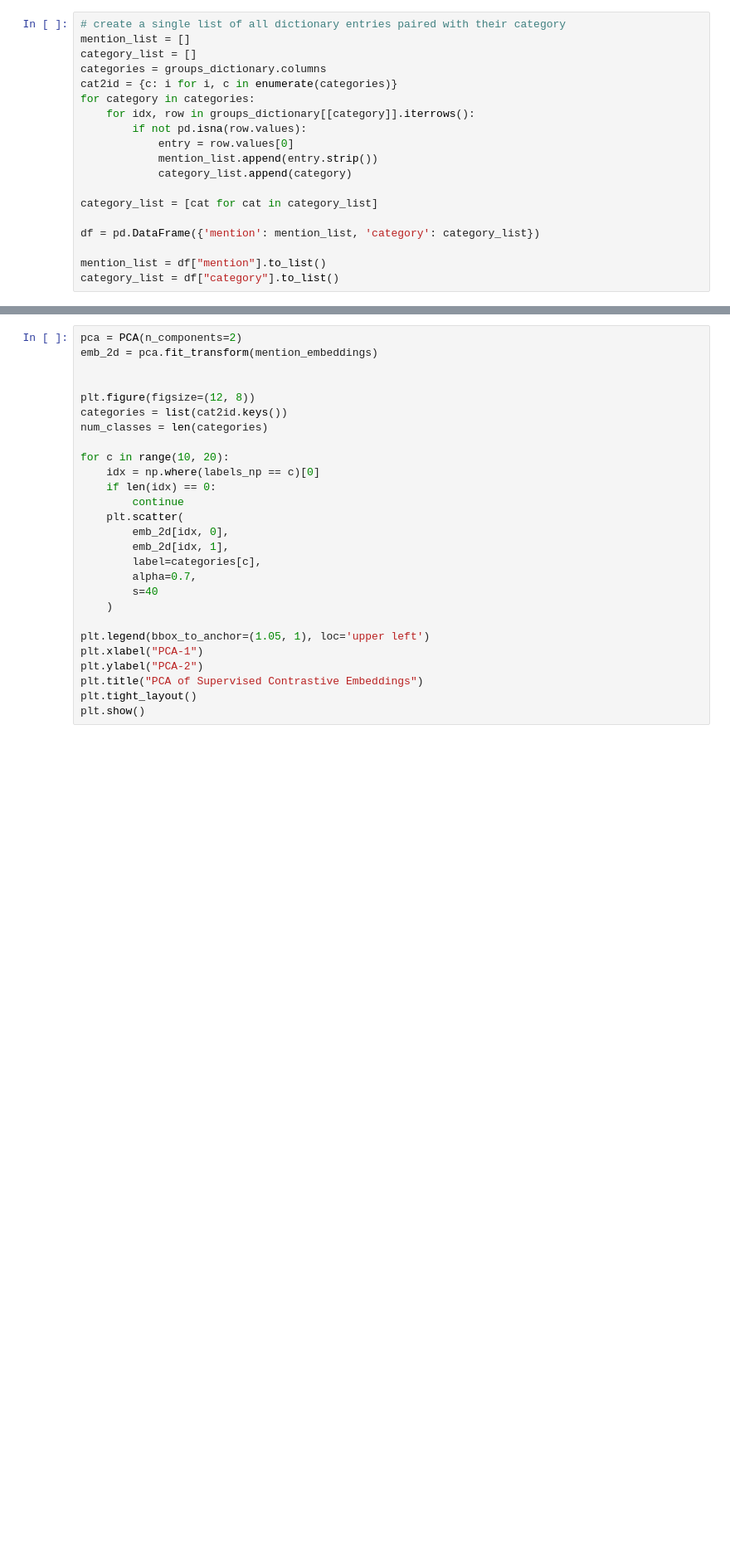
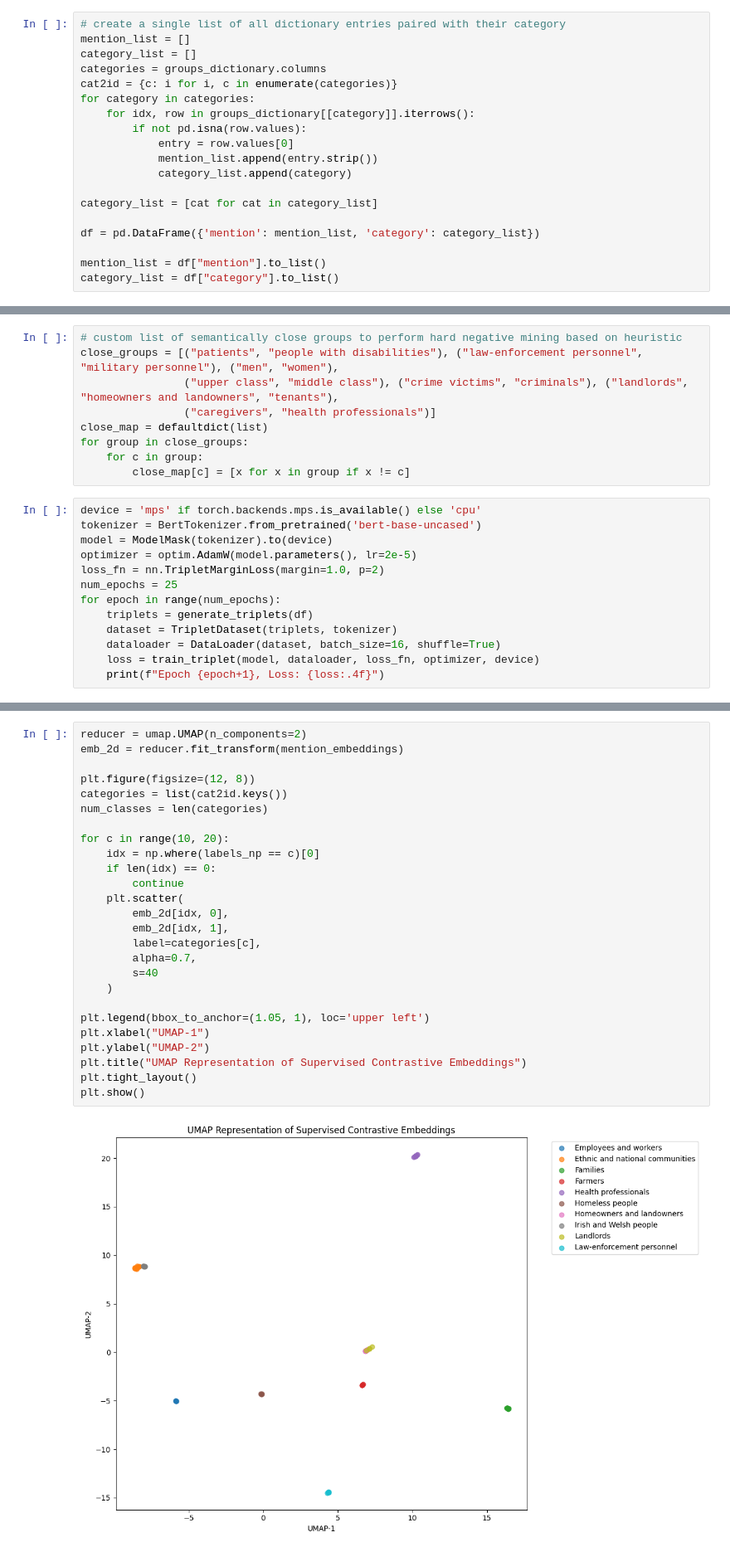
Before and after one commit to MaximilianWeiland/Master_Thesis, a Jupyter notebook: 05_clustering/triplet_loss.ipynb, the cells around one changed output, grey strips where cells are left out. Shown: that part at 83% size. Saved outputs shown, nothing was run; the diff lists cells and outputs as text; blank space fills up the shorter version.

```diff
--- a/05_clustering/triplet_loss.ipynb
+++ b/05_clustering/triplet_loss.ipynb
@@ -149,0 +51,22 @@ for epoch in range(num_epochs):
+# %%
+# custom list of semantically close groups to perform hard negative mining based on heuristic
+close_groups = [("patients", "people with disabilities"), ("law-enforcement personnel", "military personnel"), ("men", "women"),
+                ("upper class", "middle class"), ("crime victims", "criminals"), ("landlords", "homeowners and landowners", "tenants"),
+                ("caregivers", "health professionals")]
+close_map = defaultdict(list)
+for group in close_groups:
+    for c in group:
+        close_map[c] = [x for x in group if x != c]
+# %%
+device = 'mps' if torch.backends.mps.is_available() else 'cpu'
+tokenizer = BertTokenizer.from_pretrained('bert-base-uncased')
+model = ModelMask(tokenizer).to(device)
+optimizer = optim.AdamW(model.parameters(), lr=2e-5)
+loss_fn = nn.TripletMarginLoss(margin=1.0, p=2)
+num_epochs = 25
+for epoch in range(num_epochs):
+    triplets = generate_triplets(df)
+    dataset = TripletDataset(triplets, tokenizer)
+    dataloader = DataLoader(dataset, batch_size=16, shuffle=True)
+    loss = train_triplet(model, dataloader, loss_fn, optimizer, device)
+    print(f"Epoch {epoch+1}, Loss: {loss:.4f}")
@@ -176,28 +141,29 @@ mention_embeddings = get_embeddings(model, mention_list, tokenizer)
 labels_np = np.array([cat2id[cat] for cat in category_list])
 # %%
-pca = PCA(n_components=2)
-emb_2d = pca.fit_transform(mention_embeddings)
-
+reducer = umap.UMAP(n_components=2)
+emb_2d = reducer.fit_transform(mention_embeddings)
 
 plt.figure(figsize=(12, 8))
 categories = list(cat2id.keys())
 num_classes = len(categories)
 
 for c in range(10, 20):
     idx = np.where(labels_np == c)[0]
     if len(idx) == 0:
         continue
     plt.scatter(
         emb_2d[idx, 0],
         emb_2d[idx, 1],
         label=categories[c],
         alpha=0.7,
         s=40
     )
 
 plt.legend(bbox_to_anchor=(1.05, 1), loc='upper left')
-plt.xlabel("PCA-1")
-plt.ylabel("PCA-2")
-plt.title("PCA of Supervised Contrastive Embeddings")
+plt.xlabel("UMAP-1")
+plt.ylabel("UMAP-2")
+plt.title("UMAP Representation of Supervised Contrastive Embeddings")
 plt.tight_layout()
 plt.show()
+# %% [output]
+[figure, added]
```
Also changed, not shown: parts of 12 cells of this notebook, 13 other files.
